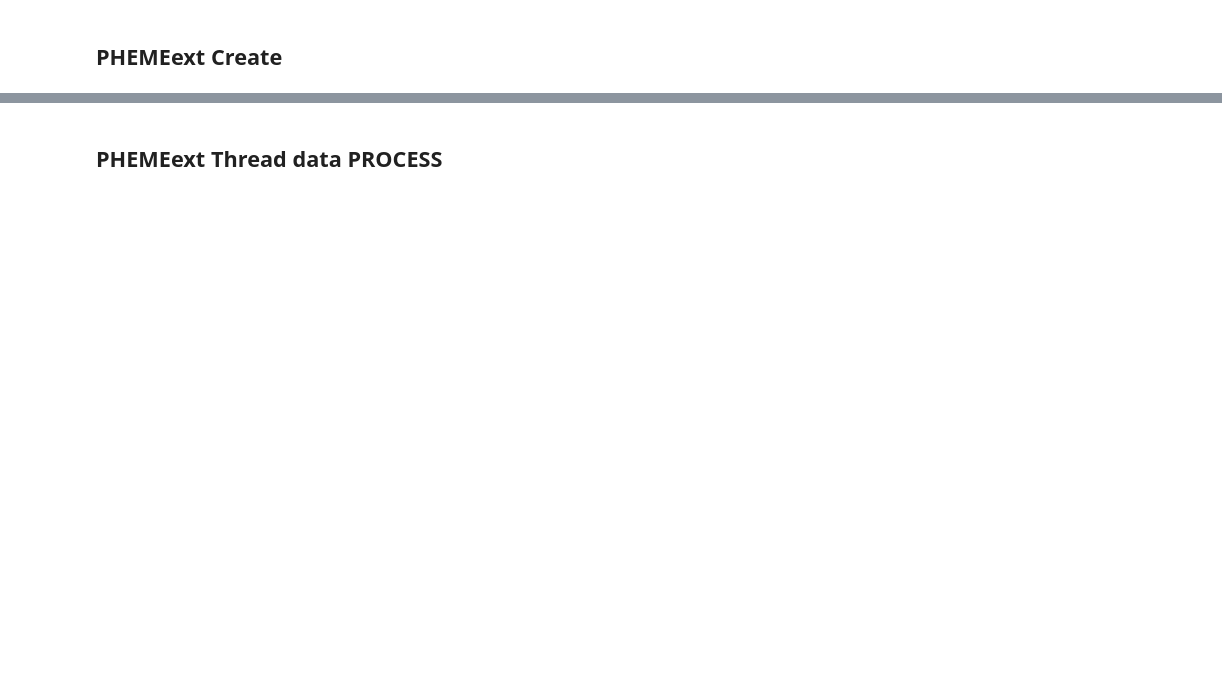
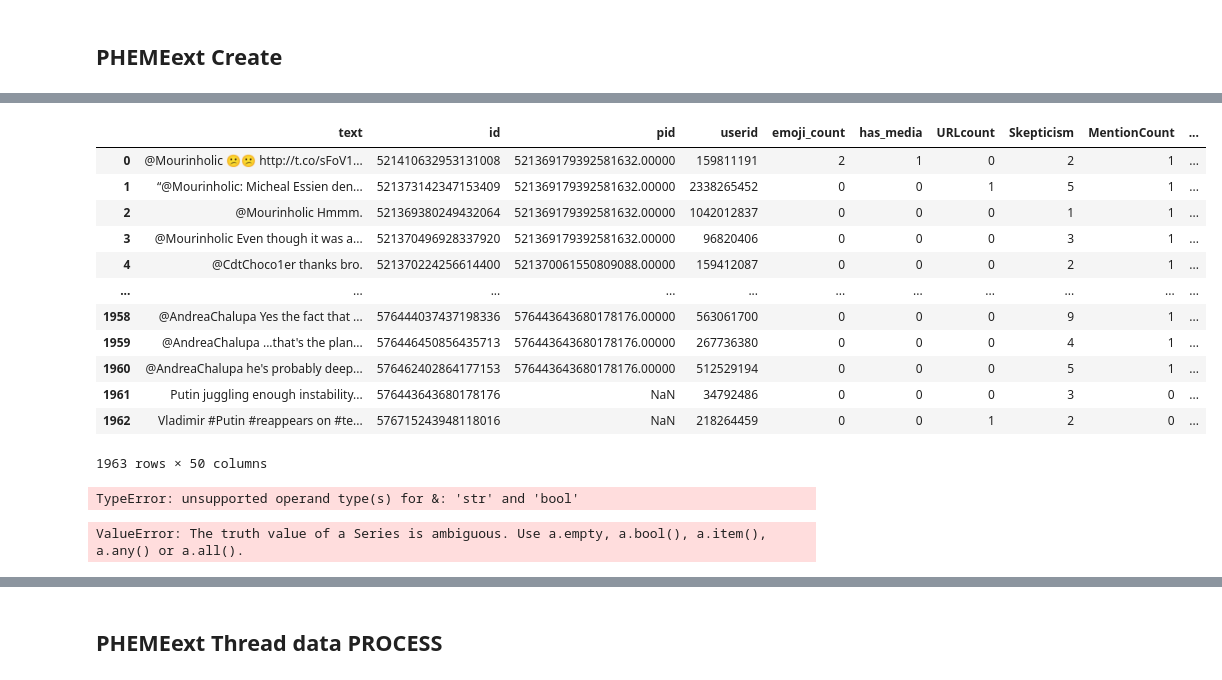
Before and after one commit to zzunebye/Capstone-code-data, a Jupyter notebook: _EXPORT_SparseFeatures.ipynb, the cells around one changed output, grey strips where cells are left out. Drawn from its saved outputs; the diff is of its cells as text; code cells hidden in the pictures; blank space fills up the shorter version.

```diff
--- a/_EXPORT_SparseFeatures.ipynb
+++ b/_EXPORT_SparseFeatures.ipynb
@@ -1173,0 +1351,26 @@ all_ext.head(3)
+# %%
+all_ext
+# %% [output]
+|  | text | id | pid | userid | emoji_count | has_media | URLcount | Skepticism | MentionCount | ... |
+| 0 | @Mourinholic 😕😕 http://t.co/sFoV1... | 521410632953131008 | 521369179392581632.00000 | 159811191 | 2 | 1 | 0 | 2 | 1 | ... |
+| 1 | “@Mourinholic: Micheal Essien den... | 521373142347153409 | 521369179392581632.00000 | 2338265452 | 0 | 0 | 1 | 5 | 1 | ... |
+| 2 | @Mourinholic Hmmm. | 521369380249432064 | 521369179392581632.00000 | 1042012837 | 0 | 0 | 0 | 1 | 1 | ... |
+| 3 | @Mourinholic Even though it was a... | 521370496928337920 | 521369179392581632.00000 | 96820406 | 0 | 0 | 0 | 3 | 1 | ... |
+| 4 | @CdtChoco1er thanks bro. | 521370224256614400 | 521370061550809088.00000 | 159412087 | 0 | 0 | 0 | 2 | 1 | ... |
+| ... | ... | ... | ... | ... | ... | ... | ... | ... | ... | ... |
+| 1958 | @AndreaChalupa Yes the fact that ... | 576444037437198336 | 576443643680178176.00000 | 563061700 | 0 | 0 | 0 | 9 | 1 | ... |
+| 1959 | @AndreaChalupa ...that's the plan... | 576446450856435713 | 576443643680178176.00000 | 267736380 | 0 | 0 | 0 | 4 | 1 | ... |
+| 1960 | @AndreaChalupa he's probably deep... | 576462402864177153 | 576443643680178176.00000 | 512529194 | 0 | 0 | 0 | 5 | 1 | ... |
+| 1961 | Putin juggling enough instability... | 576443643680178176 | NaN | 34792486 | 0 | 0 | 0 | 3 | 0 | ... |
+| 1962 | Vladimir #Putin #reappears on #te... | 576715243948118016 | NaN | 218264459 | 0 | 0 | 1 | 2 | 0 | ... |
+1963 rows × 50 columns
+# %%
+all_ext.loc[(all_ext['location'] and (521369179392581632 == all_ext.id))]
+# %% [output]
+TypeError: unsupported operand type(s) for &: 'str' and 'bool'
+# %%
+all_ext.loc[(all_ext['location'] == and
+    (all_ext.pid == 521369179392581632)][['verified', 'HashTag', 'URLcount',
+    'MentionCount', 'retweet_count', 'isSrcTweet', 'target']].sample(18)
+# %% [output]
+ValueError: The truth value of a Series is ambiguous. Use a.empty, a.bool(), a.item(), a.any() or a.all().
```
Also changed, not shown: parts of 42 cells of this notebook, 10 other files.
